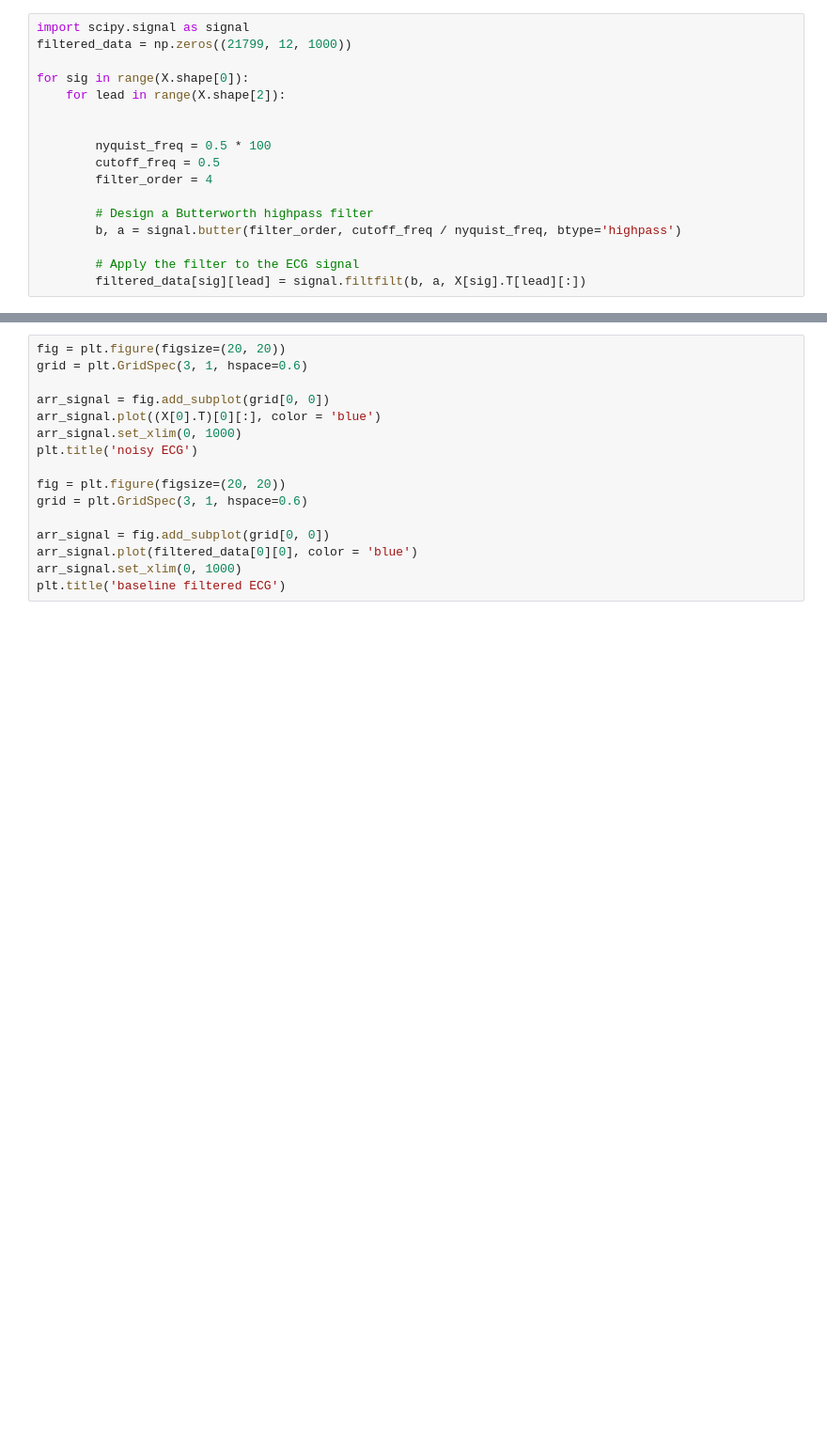
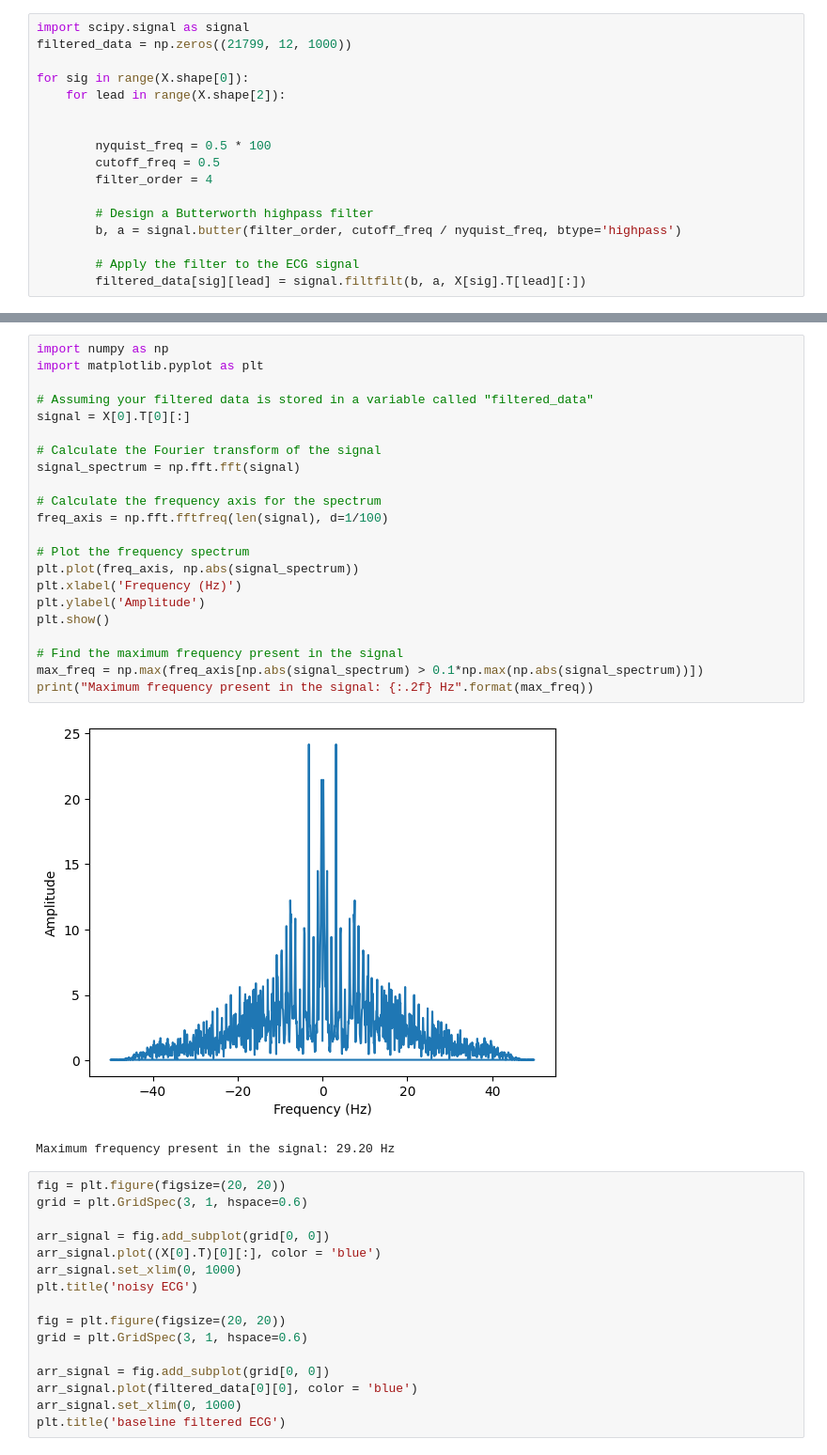
Before and after one commit to donyafiuji/ECG-diagnosis, a Jupyter notebook: data.ipynb, the cells around one changed output, grey strips where cells are left out. Shown at 94% size. Drawn from its saved outputs; the diff is of its cells as text; blank space fills up the shorter version.

```diff
--- a/data.ipynb
+++ b/data.ipynb
@@ -129,3 +145,28 @@ numpy.ndarray
+# %%
+import numpy as np
+import matplotlib.pyplot as plt
+
+# Assuming your filtered data is stored in a variable called "filtered_data"
+signal = X[0].T[0][:]
+
+# Calculate the Fourier transform of the signal
+signal_spectrum = np.fft.fft(signal)
+
+# Calculate the frequency axis for the spectrum
+freq_axis = np.fft.fftfreq(len(signal), d=1/100)
+
+# Plot the frequency spectrum
+plt.plot(freq_axis, np.abs(signal_spectrum))
+plt.xlabel('Frequency (Hz)')
+plt.ylabel('Amplitude')
+plt.show()
+
+# Find the maximum frequency present in the signal
+max_freq = np.max(freq_axis[np.abs(signal_spectrum) > 0.1*np.max(np.abs(signal_spectrum))])
+print("Maximum frequency present in the signal: {:.2f} Hz".format(max_freq))
+# %% [output]
+[figure, added]
+Maximum frequency present in the signal: 29.20 Hz
 # %%
 fig = plt.figure(figsize=(20, 20))
 grid = plt.GridSpec(3, 1, hspace=0.6)
```
Also changed, not shown: parts of 11 cells of this notebook.
